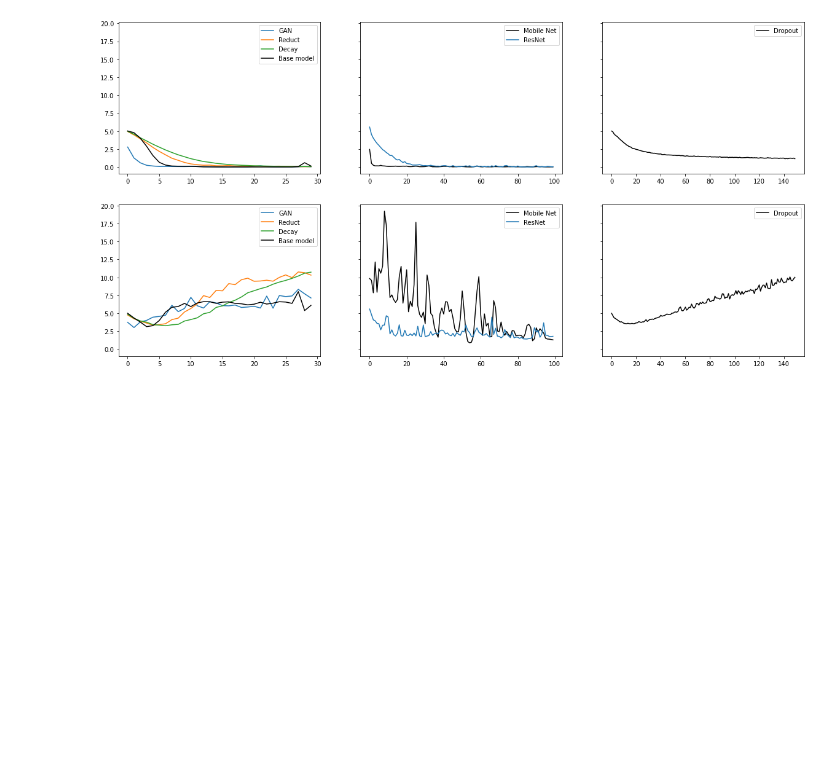
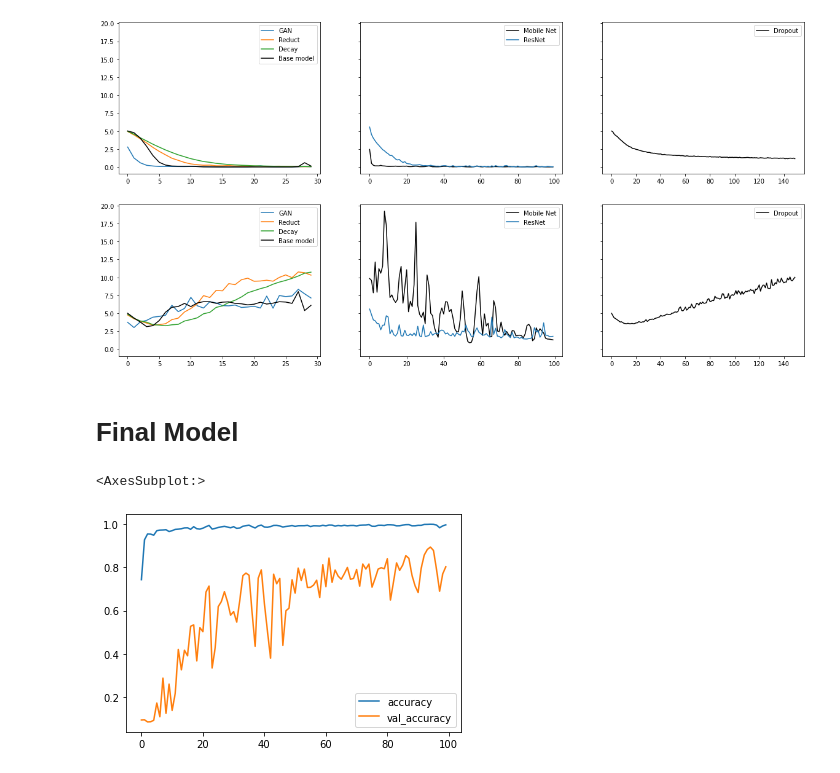
Before and after one commit to bochendong/few_shot_classification, a Jupyter notebook: code/model.ipynb, the cells around one changed output. Drawn from its saved outputs; the diff is of its cells as text; code cells hidden in the pictures; blank space fills up the shorter version.

```diff
--- a/code/model.ipynb
+++ b/code/model.ipynb
@@ -509,5 +509,4 @@ for cla in sub_classes:
 gan_data_root = Path('./gan_train')
 # %%
 gan_train_ds = create_dataset (gan_data_root)
-val_ds = create_dataset (val_root)
 # %% [output]
@@ -770,3 +813,30 @@ axs[1, 1].legend(["Mobile Net", "ResNet"])
 plt.show()
 # %% [output]
 [figure]
+# %% [markdown]
+# Final Model
+# %%
+def final():
+
+  mobile_net = tf.keras.applications.MobileNetV2(input_shape=(192, 192, 3), include_top=False)
+
+  model = tf.keras.Sequential([
+    data_augmentation,
+    mobile_net,
+    tf.keras.layers.GlobalAveragePooling2D(),
+    tf.keras.layers.Dense(150, activation = 'softmax')])
+
+  return model
+# %%
+final_model = final()
+final_model.compile(optimizer=tf.keras.optimizers.Adam(0.001),
+              loss='sparse_categorical_crossentropy',
+              metrics=["accuracy"])
+# %%
+final_history =  final_model.fit(gan_train_ds, epochs=100, validation_data = val_ds, verbose=0)
+# %%
+loss_history = pd.DataFrame(final_history.history)
+loss_history[['accuracy','val_accuracy']].plot()
+# %% [output]
+<AxesSubplot:>
+[figure, added]
```
Also changed, not shown: parts of 4 cells of this notebook, 1 other file.
